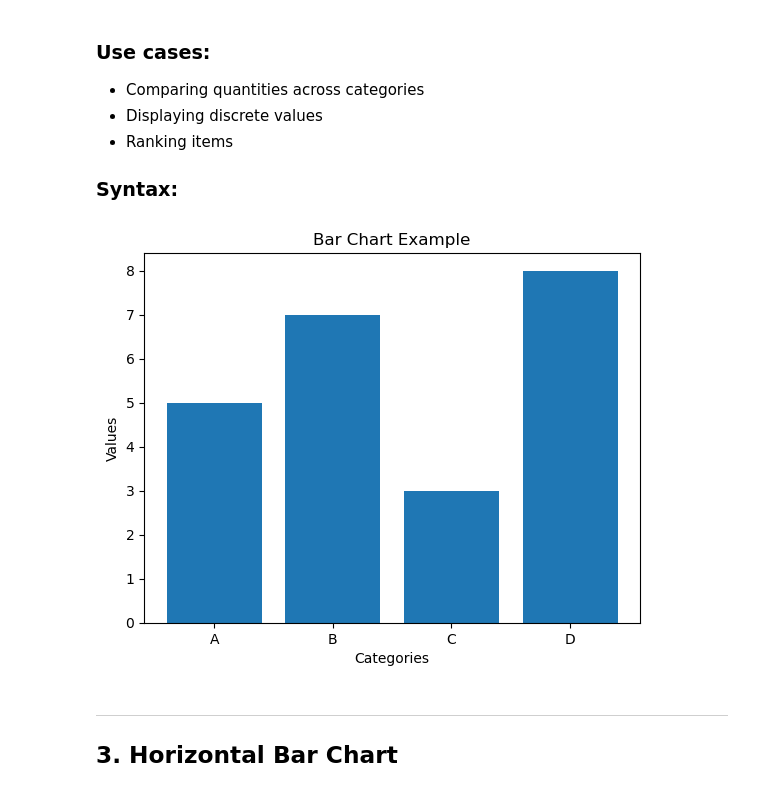
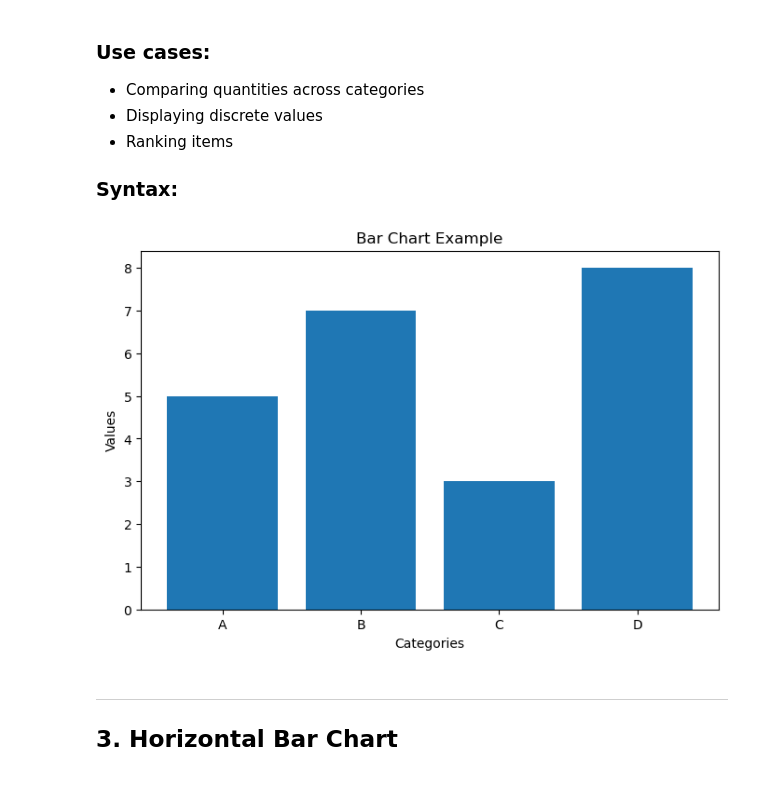
Before and after one commit to Christine-97/Data_Analysis_Python_Charts, a Jupyter notebook: Beginner’s_Guide_To_Python_Charts.ipynb, the cells around one changed output. Cells and saved outputs as stored; diff of their text form; code cells hidden in the pictures.

Commit message:
Beginner's Guide to Python Charts

```diff
--- a/Beginner’s_Guide_To_Python_Charts.ipynb
+++ b/Beginner’s_Guide_To_Python_Charts.ipynb
@@ -45,14 +45,15 @@ A chart that represents data with rectangular bars.
 # %%
 categories = ['A', 'B', 'C', 'D']
 values = [5, 7, 3, 8]
 
+plt.figure(figsize=(8, 5))  # Width=8 inches, Height=5 inches
 plt.bar(categories, values)
 plt.title("Bar Chart Example")
 plt.xlabel("Categories")
 plt.ylabel("Values")
 plt.show()
 # %% [output]
-[figure, old version]
+[figure, new version]
 # %% [markdown]
 ---
 ## 3. Horizontal Bar Chart
```
Also changed, not shown: parts of 2 cells of this notebook, 1 other file.
